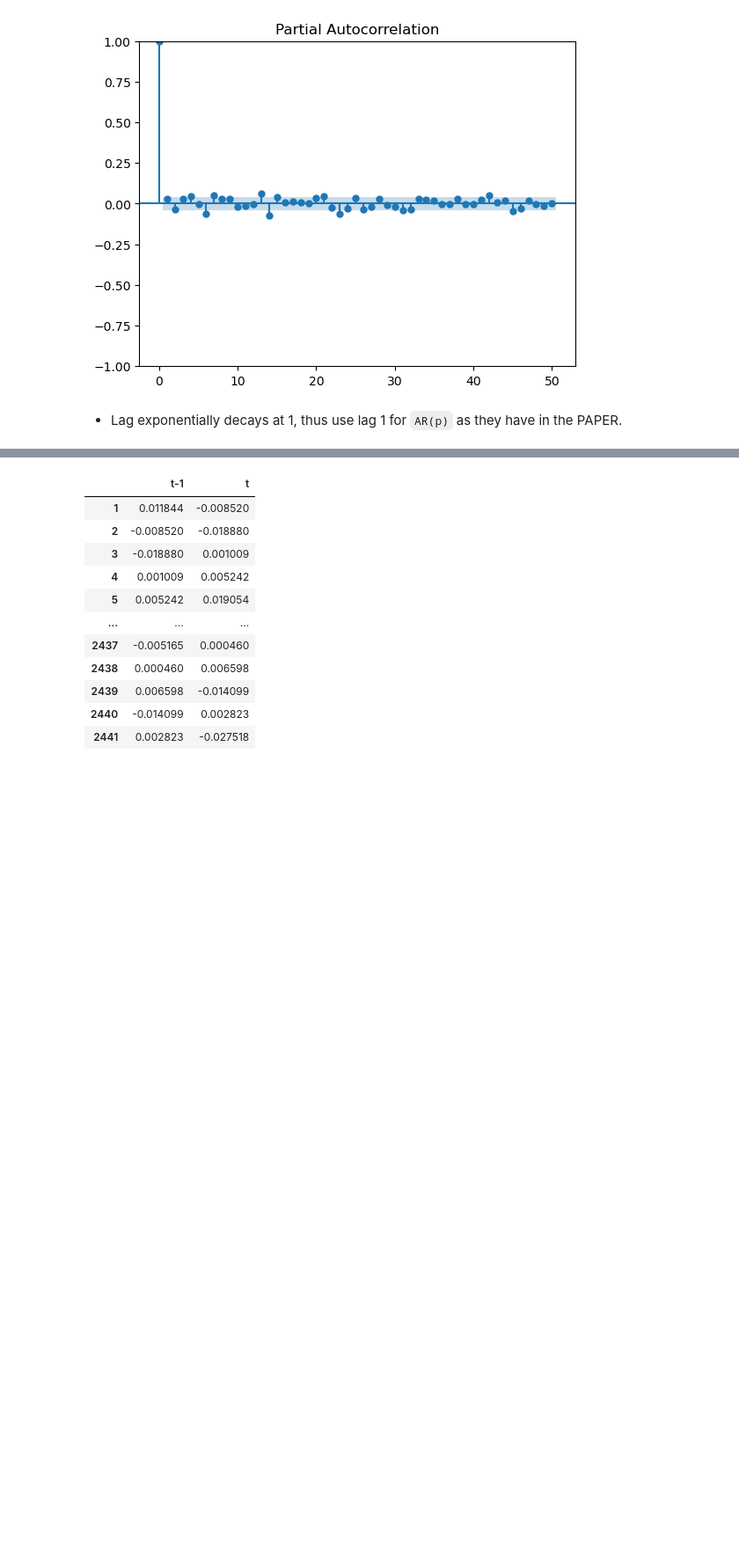
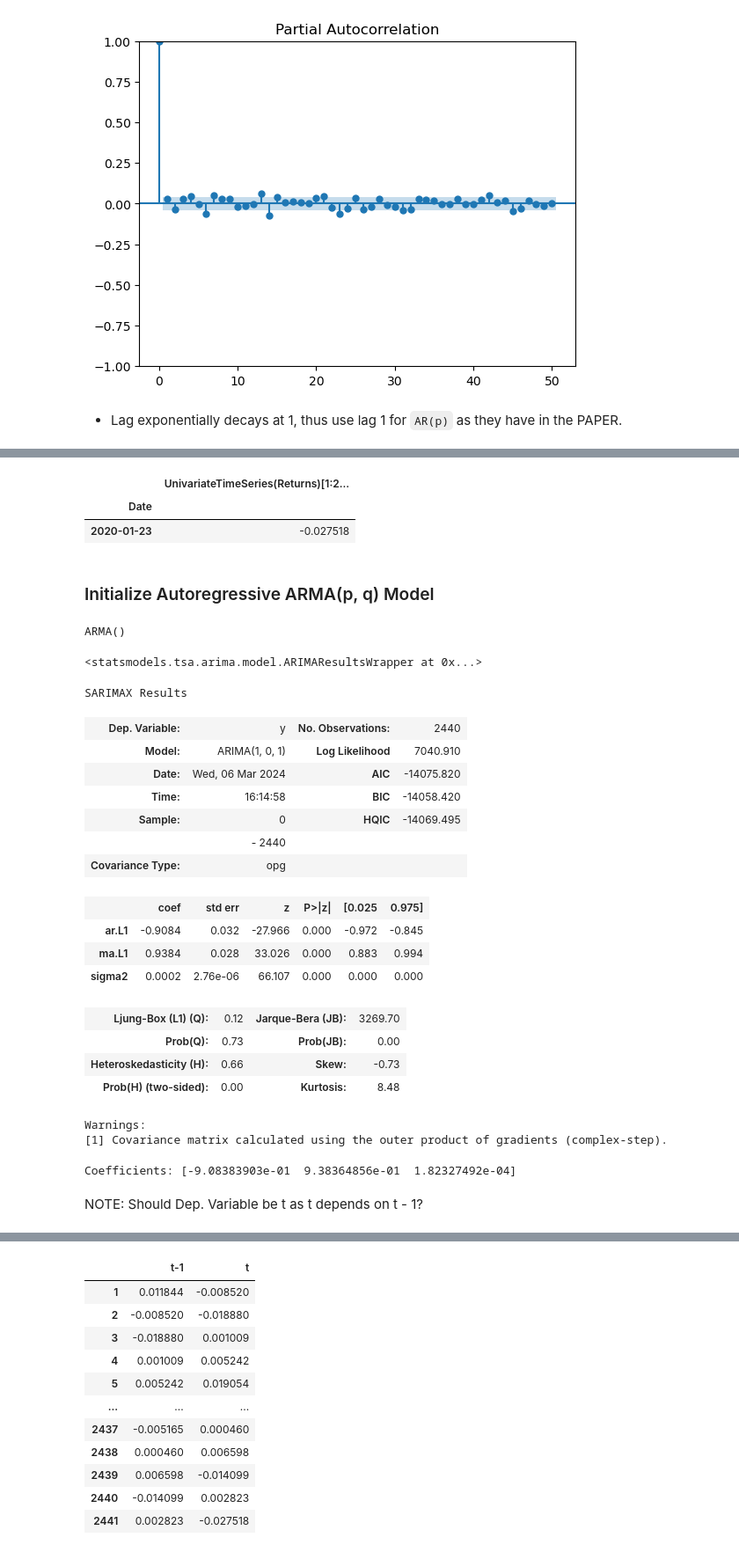
Before and after one commit to Brinkley97/applied_time_series_and_machine_learning, a Jupyter notebook: play/reproduce-stock-sse_composite-index.ipynb, the cells around one changed output, grey strips where cells are left out. Shown: that part at 88% size. Drawn from its saved outputs; the diff is of its cells as text; code cells hidden in the pictures; blank space fills up the shorter version.

```diff
--- a/play/reproduce-stock-sse_composite-index.ipynb
+++ b/play/reproduce-stock-sse_composite-index.ipynb
@@ -254,0 +282,8 @@ stock_returns.plot_partial_autocorrelation(50)
+# %%
+y_test.get_as_df()
+# %% [output]
+|  | UnivariateTimeSeries(Returns)[1:2... |
+| Date |  |
+| 2020-01-23 | -0.027518 |
+# %% [markdown]
+### Initialize Autoregressive ARMA(p, q) Model
@@ -254,0 +293,37 @@ stock_returns.plot_partial_autocorrelation(50)
+# %%
+arma_class = ARMA()
+arma_class
+# %% [output]
+ARMA()
+# %%
+trained_arma_model = arma_class.train_arma_model(X_train.get_series(), p_lag_to_test, q_error_to_test)
+trained_arma_model
+# %% [output]
+<statsmodels.tsa.arima.model.ARIMAResultsWrapper at 0x...>
+# %%
+trained_arma_models.summary()
+# %% [output]
+SARIMAX Results
+| Dep. Variable: | y | No. Observations: | 2440 |
+| Model: | ARIMA(1, 0, 1) | Log Likelihood | 7040.910 |
+| Date: | Wed, 06 Mar 2024 | AIC | -14075.820 |
+| Time: | 16:14:58 | BIC | -14058.420 |
+| Sample: | 0 | HQIC | -14069.495 |
+|  | - 2440 |  |  |
+| Covariance Type: | opg |  |  |
+|  | coef | std err | z | P>|z| | [0.025 | 0.975] |
+| ar.L1 | -0.9084 | 0.032 | -27.966 | 0.000 | -0.972 | -0.845 |
+| ma.L1 | 0.9384 | 0.028 | 33.026 | 0.000 | 0.883 | 0.994 |
+| sigma2 | 0.0002 | 2.76e-06 | 66.107 | 0.000 | 0.000 | 0.000 |
+| Ljung-Box (L1) (Q): | 0.12 | Jarque-Bera (JB): | 3269.70 |
+| Prob(Q): | 0.73 | Prob(JB): | 0.00 |
+| Heteroskedasticity (H): | 0.66 | Skew: | -0.73 |
+| Prob(H) (two-sided): | 0.00 | Kurtosis: | 8.48 |
+Warnings:
+[1] Covariance matrix calculated using the outer product of gradients (complex-step).
+# %%
+print('Coefficients: %s' % trained_arma_model.params)
+# %% [output]
+Coefficients: [-9.08383903e-01  9.38364856e-01  1.82327492e-04]
+# %% [markdown]
+NOTE: Should Dep. Variable be t as t depends on t - 1?
```
Also changed, not shown: parts of 25 cells of this notebook.
